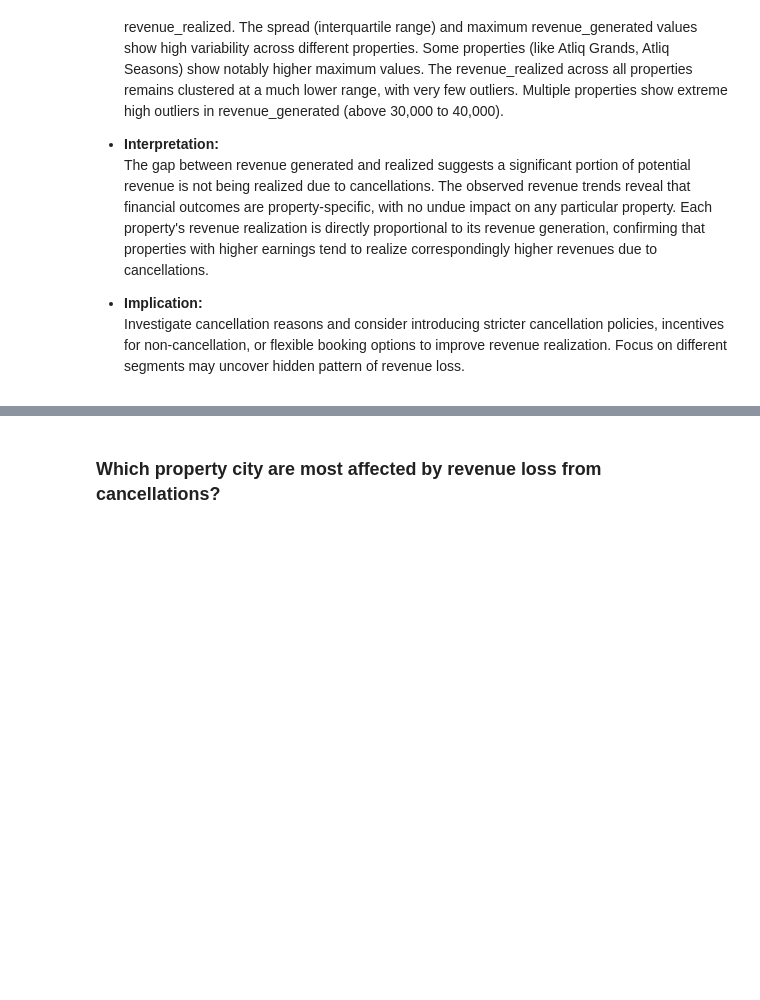
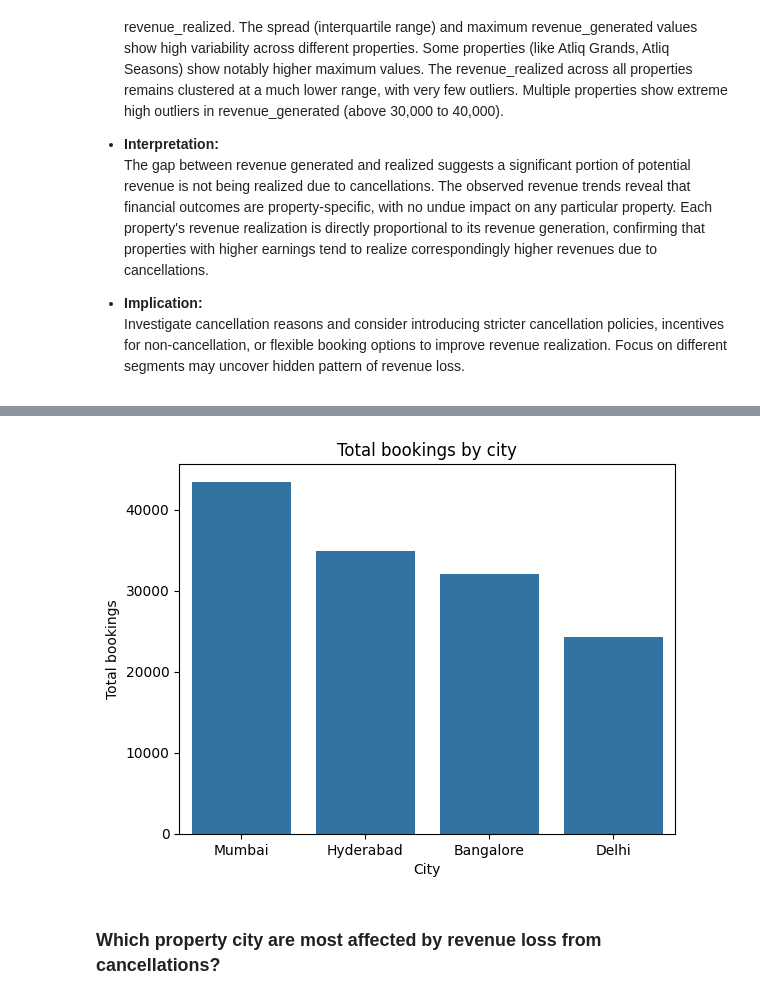
Before and after one commit to Bhuvi128/Hospitality-Revenue-Optimization-Data-analysis, a Jupyter notebook: Hospitality Revenue Optimzation.ipynb, the cells around one changed output, grey strips where cells are left out. Saved outputs shown, nothing was run; the diff lists cells and outputs as text; code cells hidden in the pictures; blank space fills up the shorter version.

```diff
--- a/Hospitality Revenue Optimzation.ipynb
+++ b/Hospitality Revenue Optimzation.ipynb
@@ -656,0 +733,10 @@ plt.show()
+# %%
+query = """
+select dh.city, count(*) total_bookings
+from fact_bookings fb left join dim_hotels dh
+on fb.property_id = dh.property_id
+group by dh.city
+order by total_bookings desc;
+"""
+city_book = pd.read_sql(query, conn)
+city_book
@@ -656,0 +749,3 @@ plt.show()
+# %%
+city_book['city'] = city_book['city'].str.replace('\r','')
+city_book
@@ -657,3 +758,12 @@ plt.show()
+# %%
+# Plot total bookings by city
+sns.barplot(data = city_book, x = 'city', y = 'total_bookings')
+plt.title("Total bookings by city")
+plt.xlabel("City")
+plt.ylabel("Total bookings")
+plt.show()
+# %% [output]
+[figure, added]
 # %% [markdown]
 ### Which property city are most affected by revenue loss from cancellations?
 # %%
```
Also changed, not shown: parts of 13 cells of this notebook, 1 other file.
